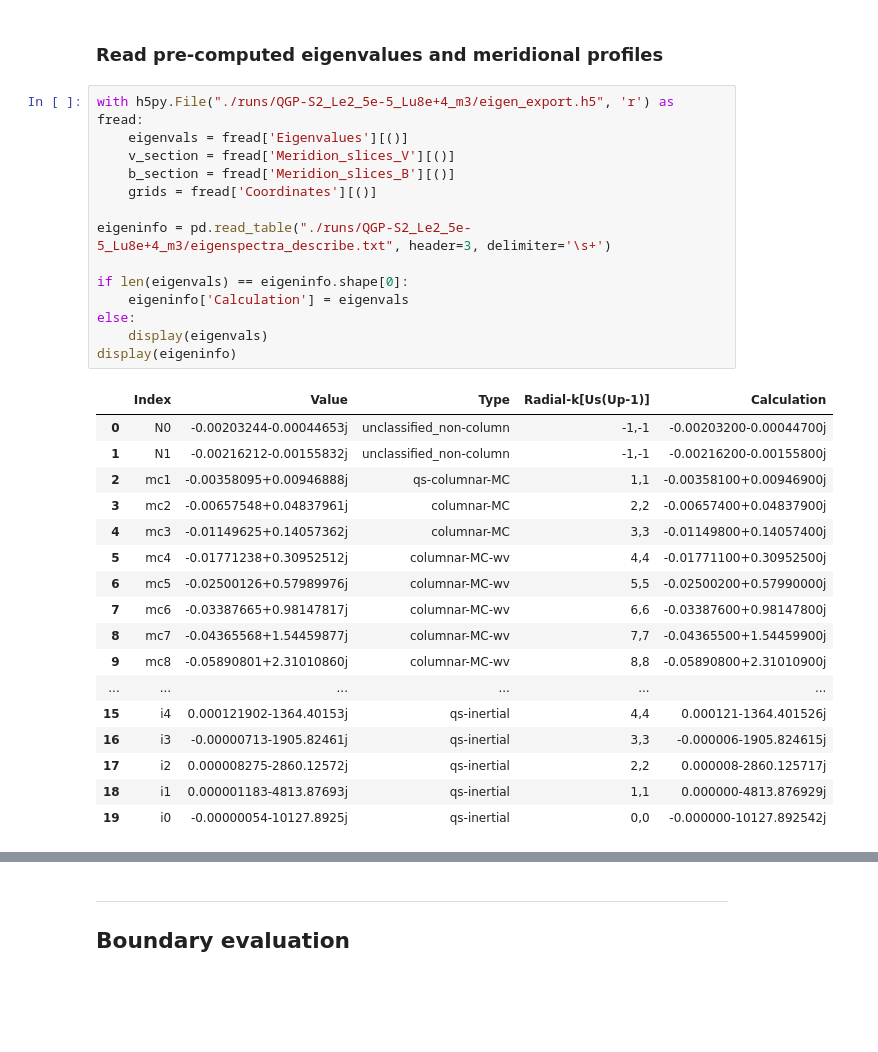
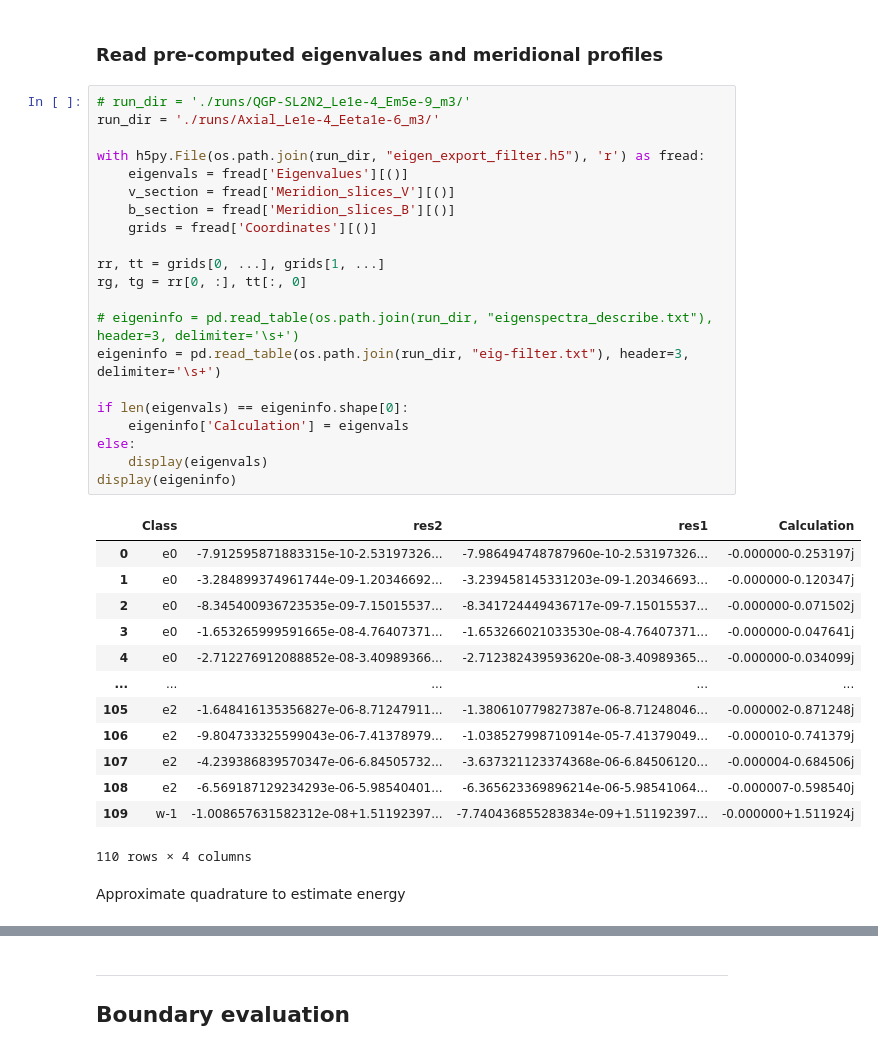
Before and after one commit to GentleMin/MCmodes, a Jupyter notebook: BL_processing.ipynb, the cells around one changed output, grey strips where cells are left out. Cells and saved outputs as stored; diff of their text form; blank space fills up the shorter version.

```diff
--- a/BL_processing.ipynb
+++ b/BL_processing.ipynb
@@ -14,34 +15,39 @@ import matplotlib.pyplot as plt
 # %% [markdown]
 ### Read pre-computed eigenvalues and meridional profiles
 # %%
-with h5py.File("./runs/QGP-S2_Le2_5e-5_Lu8e+4_m3/eigen_export.h5", 'r') as fread:
+# run_dir = './runs/QGP-SL2N2_Le1e-4_Em5e-9_m3/'
+run_dir = './runs/Axial_Le1e-4_Eeta1e-6_m3/'
+
+with h5py.File(os.path.join(run_dir, "eigen_export_filter.h5"), 'r') as fread:
     eigenvals = fread['Eigenvalues'][()]
     v_section = fread['Meridion_slices_V'][()]
     b_section = fread['Meridion_slices_B'][()]
     grids = fread['Coordinates'][()]
 
-eigeninfo = pd.read_table("./runs/QGP-S2_Le2_5e-5_Lu8e+4_m3/eigenspectra_describe.txt", header=3, delimiter='\s+')
+rr, tt = grids[0, ...], grids[1, ...]
+rg, tg = rr[0, :], tt[:, 0]
+
+# eigeninfo = pd.read_table(os.path.join(run_dir, "eigenspectra_describe.txt"), header=3, delimiter='\s+')
+eigeninfo = pd.read_table(os.path.join(run_dir, "eig-filter.txt"), header=3, delimiter='\s+')
 
 if len(eigenvals) == eigeninfo.shape[0]:
     eigeninfo['Calculation'] = eigenvals
 else:
     display(eigenvals)
 display(eigeninfo)
 # %% [output]
-|  | Index | Value | Type | Radial-k[Us(Up-1)] | Calculation |
-| 0 | N0 | -0.00203244-0.00044653j | unclassified_non-column | -1,-1 | -0.00203200-0.00044700j |
-| 1 | N1 | -0.00216212-0.00155832j | unclassified_non-column | -1,-1 | -0.00216200-0.00155800j |
-| 2 | mc1 | -0.00358095+0.00946888j | qs-columnar-MC | 1,1 | -0.00358100+0.00946900j |
-| 3 | mc2 | -0.00657548+0.04837961j | columnar-MC | 2,2 | -0.00657400+0.04837900j |
-| 4 | mc3 | -0.01149625+0.14057362j | columnar-MC | 3,3 | -0.01149800+0.14057400j |
-| 5 | mc4 | -0.01771238+0.30952512j | columnar-MC-wv | 4,4 | -0.01771100+0.30952500j |
-| 6 | mc5 | -0.02500126+0.57989976j | columnar-MC-wv | 5,5 | -0.02500200+0.57990000j |
-| 7 | mc6 | -0.03387665+0.98147817j | columnar-MC-wv | 6,6 | -0.03387600+0.98147800j |
-| 8 | mc7 | -0.04365568+1.54459877j | columnar-MC-wv | 7,7 | -0.04365500+1.54459900j |
-| 9 | mc8 | -0.05890801+2.31010860j | columnar-MC-wv | 8,8 | -0.05890800+2.31010900j |
-| ... | ... | ... | ... | ... | ... |
-| 15 | i4 | 0.000121902-1364.40153j | qs-inertial | 4,4 | 0.000121-1364.401526j |
-| 16 | i3 | -0.00000713-1905.82461j | qs-inertial | 3,3 | -0.000006-1905.824615j |
-| 17 | i2 | 0.000008275-2860.12572j | qs-inertial | 2,2 | 0.000008-2860.125717j |
-| 18 | i1 | 0.000001183-4813.87693j | qs-inertial | 1,1 | 0.000000-4813.876929j |
-| 19 | i0 | -0.00000054-10127.8925j | qs-inertial | 0,0 | -0.000000-10127.892542j |
+|  | Class | res2 | res1 | Calculation |
+| 0 | e0 | -7.912595871883315e-10-2.53197326... | -7.986494748787960e-10-2.53197326... | -0.000000-0.253197j |
+| 1 | e0 | -3.284899374961744e-09-1.20346692... | -3.239458145331203e-09-1.20346693... | -0.000000-0.120347j |
+| 2 | e0 | -8.345400936723535e-09-7.15015537... | -8.341724449436717e-09-7.15015537... | -0.000000-0.071502j |
+| 3 | e0 | -1.653265999591665e-08-4.76407371... | -1.653266021033530e-08-4.76407371... | -0.000000-0.047641j |
+| 4 | e0 | -2.712276912088852e-08-3.40989366... | -2.712382439593620e-08-3.40989365... | -0.000000-0.034099j |
+| ... | ... | ... | ... | ... |
+| 105 | e2 | -1.648416135356827e-06-8.71247911... | -1.380610779827387e-06-8.71248046... | -0.000002-0.871248j |
+| 106 | e2 | -9.804733325599043e-06-7.41378979... | -1.038527998710914e-05-7.41379049... | -0.000010-0.741379j |
+| 107 | e2 | -4.239386839570347e-06-6.84505732... | -3.637321123374368e-06-6.84506120... | -0.000004-0.684506j |
+| 108 | e2 | -6.569187129234293e-06-5.98540401... | -6.365623369896214e-06-5.98541064... | -0.000007-0.598540j |
+| 109 | w-1 | -1.008657631582312e-08+1.51192397... | -7.740436855283834e-09+1.51192397... | -0.000000+1.511924j |
+110 rows × 4 columns
+# %% [markdown]
+Approximate quadrature to estimate energy
```
Also changed, not shown: parts of 18 cells of this notebook, 13 other files.
